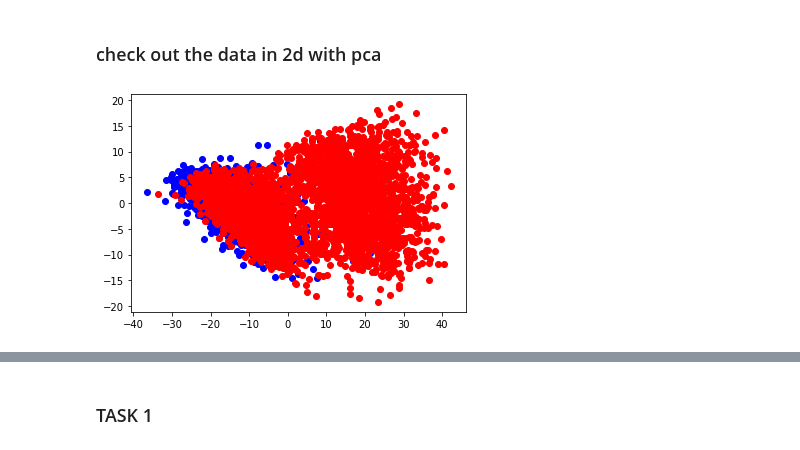
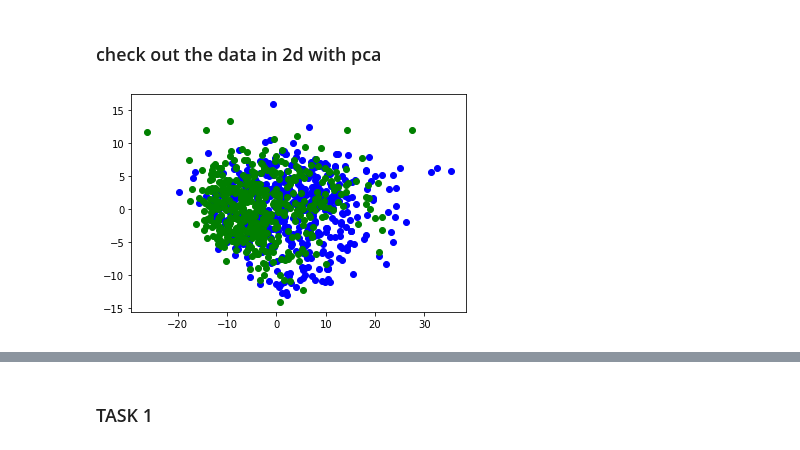
Before and after one commit to LukeAndrewSmith/AML, a Jupyter notebook: Task_2/Solution/Pipelines/1_twostep_classification.ipynb, the cells around one changed output, grey strips where cells are left out. Saved outputs shown, nothing was run; the diff lists cells and outputs as text; code cells hidden in the pictures.

```diff
--- a/Task_2/Solution/Pipelines/1_twostep_classification.ipynb
+++ b/Task_2/Solution/Pipelines/1_twostep_classification.ipynb
@@ -127,26 +130,29 @@ X_1, y_1, X_2, y_2 = two_step_utils.transform(x_train,y_train)
 # %%
 pca = PCA(n_components=2)
-pca.fit(X_1)
-X_pca = pca.transform(X_1)
+pca.fit(X_2)
+X_pca = pca.transform(X_2)
 X_pca = pd.DataFrame(X_pca)
-idx_1 = np.where(y_1.y == 1)
-idx_0 = np.where(y_1.y == 0)
-#idx_2 = np.where(y_1.y == 2)
+#idx_1 = np.where(y_2.y == 1)
+idx_0 = np.where(y_2.y == 0)
+idx_2 = np.where(y_2.y == 2)
 
 class_0 = pd.DataFrame(X_pca.iloc[idx_0])
 
-class_1 = pd.DataFrame(X_pca.iloc[idx_1])
-#class_2 = pd.DataFrame(X_pca.iloc[idx_2])
+#class_1 = pd.DataFrame(X_pca.iloc[idx_1])
+class_2 = pd.DataFrame(X_pca.iloc[idx_2])
 
 #print(class_1[0])
 
+
+#plt.scatter(class_1[0], class_1[1], c='r')
 plt.scatter(class_0[0], class_0[1], c='b')
-plt.scatter(class_1[0], class_1[1], c='r')
-#plt.scatter(class_2[0], class_2[1], c='g')
+
+
+plt.scatter(class_2[0], class_2[1], c='g')
 
 plt.show()
 # %% [output]
-[figure, old version]
+[figure, new version]
 # %%
 print(y_1.hist())
 print(y_2.hist())
```
Also changed, not shown: parts of 11 cells of this notebook, 2 other files.
